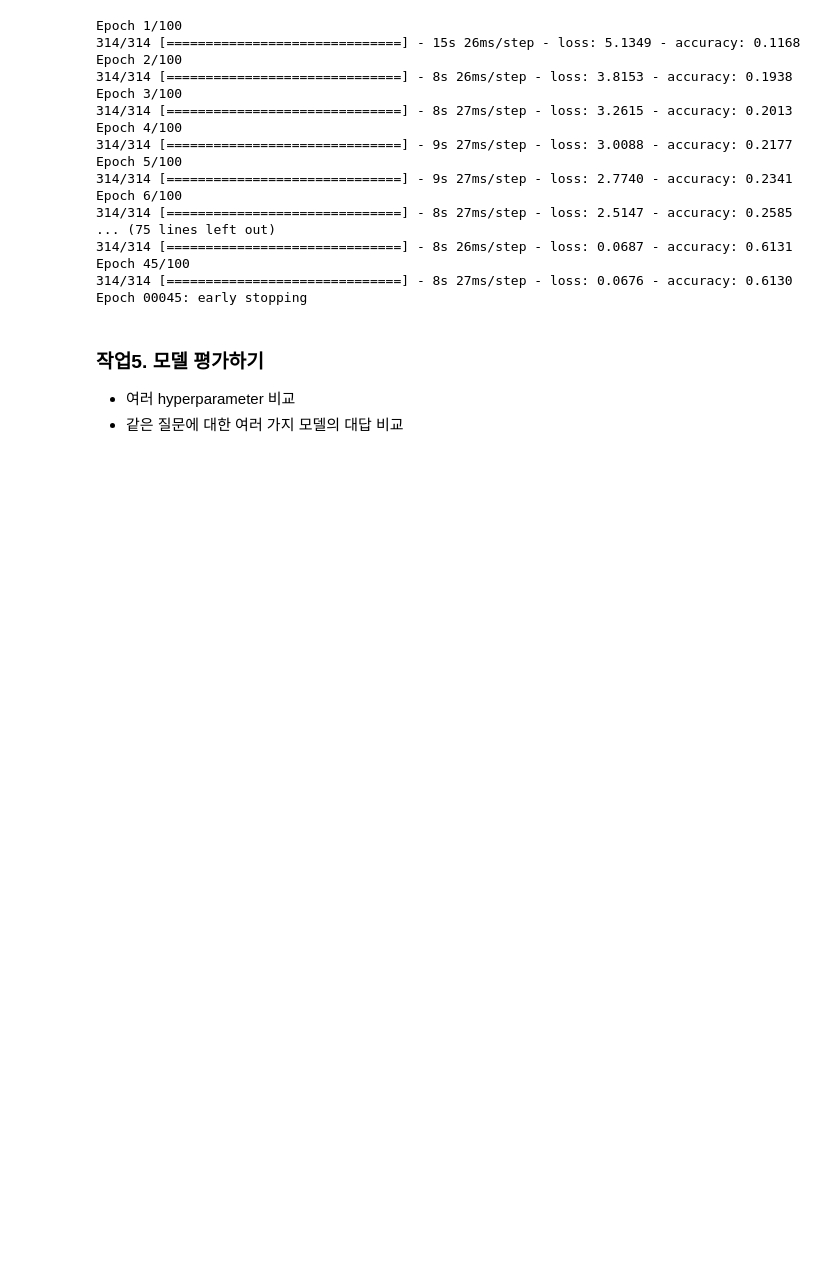
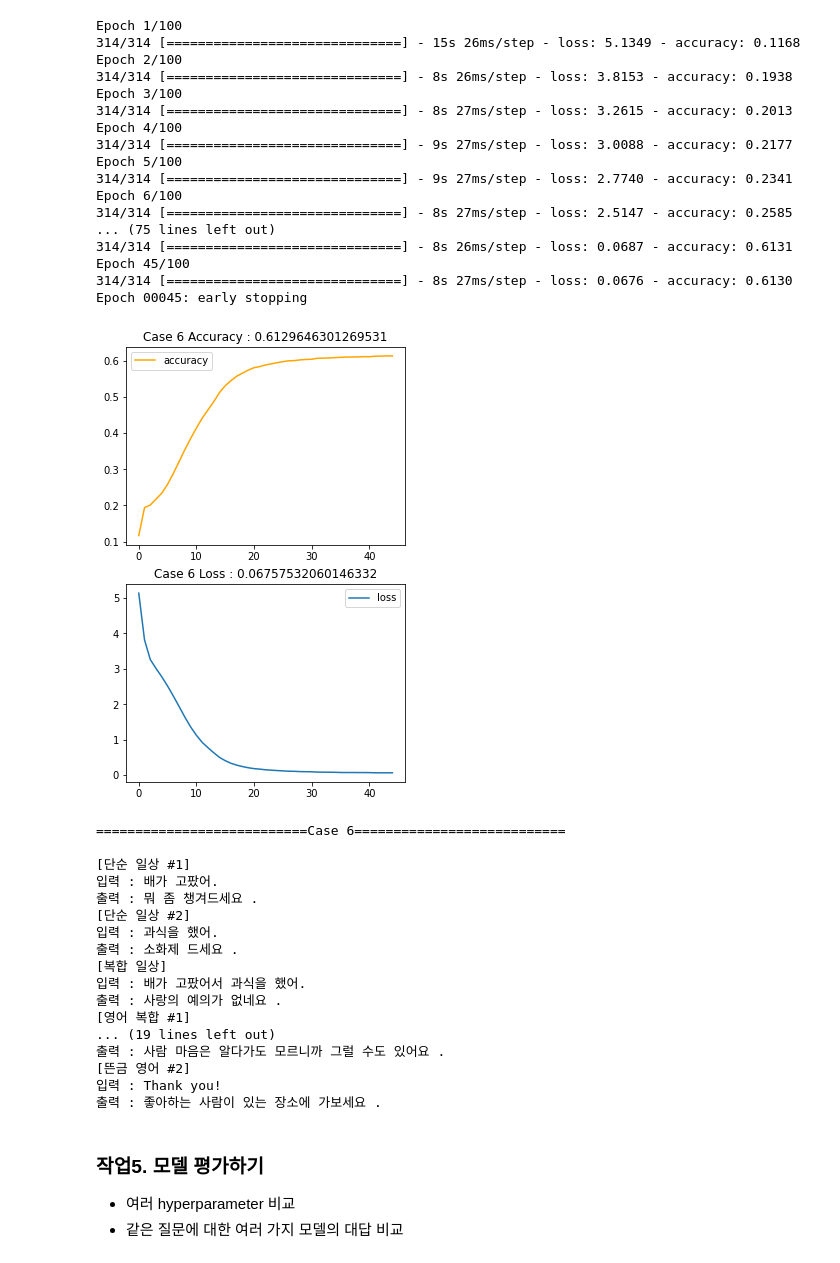
Before and after one commit to yeonseokChoe/aiffeltutorials, a Jupyter notebook: Exploration_RS5/Quest08/Project08_Transformer_ChatBot_Team.ipynb, the cells around one changed output. Drawn from its saved outputs; the diff is of its cells as text; code cells hidden in the pictures; blank space fills up the shorter version.

Commit message:
add Graphical abstract

```diff
--- a/Exploration_RS5/Quest08/Project08_Transformer_ChatBot_Team.ipynb
+++ b/Exploration_RS5/Quest08/Project08_Transformer_ChatBot_Team.ipynb
@@ -1088,6 +1092,28 @@ Epoch 6/100
 Epoch 45/100
 314/314 [==============================] - 8s 27ms/step - loss: 0.0676 - accuracy: 0.6130
 Epoch 00045: early stopping
+# %%
+show_log(history, 'Case 6')
+qna(model, 'Case 6')  # 단순한 한글 질문에는 꽤 괜찮게 대답하지만....
+# %% [output]
+[figure, added]
+===========================Case 6===========================
+
+[단순 일상 #1]
+입력 : 배가 고팠어.
+출력 : 뭐 좀 챙겨드세요 .
+[단순 일상 #2]
+입력 : 과식을 했어.
+출력 : 소화제 드세요 .
+[복합 일상]
+입력 : 배가 고팠어서 과식을 했어.
+출력 : 사랑의 예의가 없네요 .
+[영어 복합 #1]
+... (19 lines left out)
+출력 : 사람 마음은 알다가도 모르니까 그럴 수도 있어요 .
+[뜬금 영어 #2]
+입력 : Thank you!
+출력 : 좋아하는 사람이 있는 장소에 가보세요 .
 # %% [markdown]
 ### 작업5. 모델 평가하기
 
```
Also changed, not shown: parts of 2 cells of this notebook.
